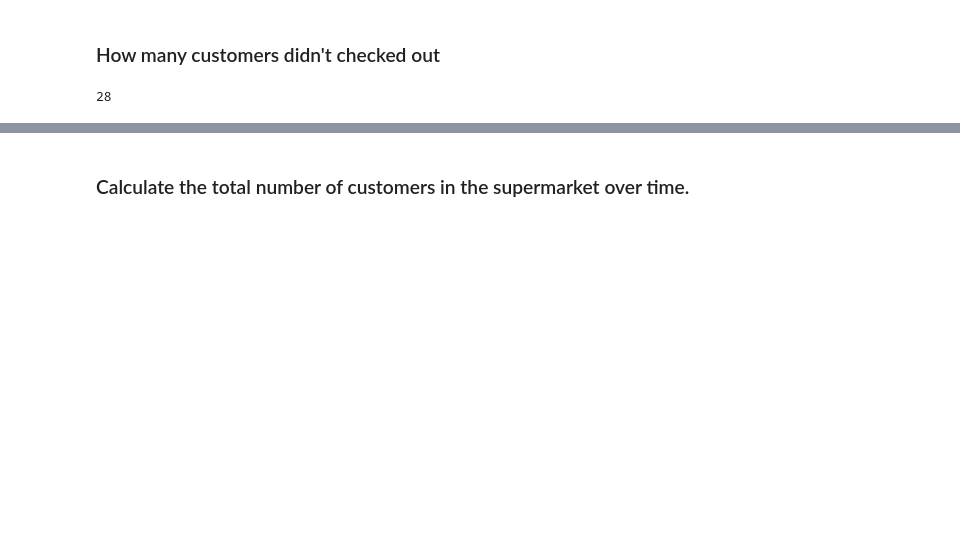
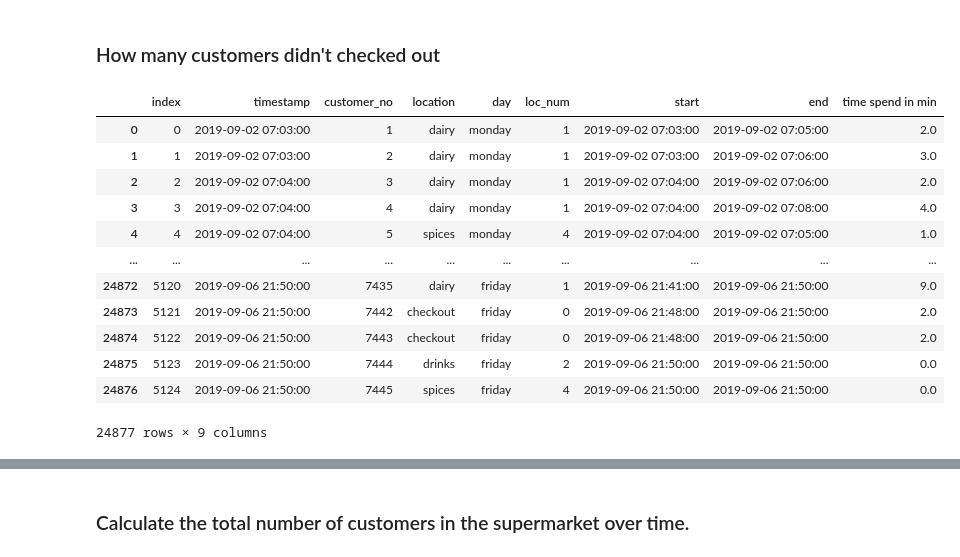
Before and after one commit to palexus/Lastrow, a Jupyter notebook: market.ipynb, the cells around one changed output, grey strips where cells are left out. Cells and saved outputs as stored; diff of their text form; code cells hidden in the pictures; blank space fills up the shorter version.

```diff
--- a/market.ipynb
+++ b/market.ipynb
@@ -138,5 +114,17 @@ print(indices)
-# %%
-week["customer_no"].max() - week["location"].value_counts()["checkout"]
-# %% [output]
-28
+# %%
+week
+# %% [output]
+|  | index | timestamp | customer_no | location | day | loc_num | start | end | time spend in min |
+| 0 | 0 | 2019-09-02 07:03:00 | 1 | dairy | monday | 1 | 2019-09-02 07:03:00 | 2019-09-02 07:05:00 | 2.0 |
+| 1 | 1 | 2019-09-02 07:03:00 | 2 | dairy | monday | 1 | 2019-09-02 07:03:00 | 2019-09-02 07:06:00 | 3.0 |
+| 2 | 2 | 2019-09-02 07:04:00 | 3 | dairy | monday | 1 | 2019-09-02 07:04:00 | 2019-09-02 07:06:00 | 2.0 |
+| 3 | 3 | 2019-09-02 07:04:00 | 4 | dairy | monday | 1 | 2019-09-02 07:04:00 | 2019-09-02 07:08:00 | 4.0 |
+| 4 | 4 | 2019-09-02 07:04:00 | 5 | spices | monday | 4 | 2019-09-02 07:04:00 | 2019-09-02 07:05:00 | 1.0 |
+| ... | ... | ... | ... | ... | ... | ... | ... | ... | ... |
+| 24872 | 5120 | 2019-09-06 21:50:00 | 7435 | dairy | friday | 1 | 2019-09-06 21:41:00 | 2019-09-06 21:50:00 | 9.0 |
+| 24873 | 5121 | 2019-09-06 21:50:00 | 7442 | checkout | friday | 0 | 2019-09-06 21:48:00 | 2019-09-06 21:50:00 | 2.0 |
+| 24874 | 5122 | 2019-09-06 21:50:00 | 7443 | checkout | friday | 0 | 2019-09-06 21:48:00 | 2019-09-06 21:50:00 | 2.0 |
+| 24875 | 5123 | 2019-09-06 21:50:00 | 7444 | drinks | friday | 2 | 2019-09-06 21:50:00 | 2019-09-06 21:50:00 | 0.0 |
+| 24876 | 5124 | 2019-09-06 21:50:00 | 7445 | spices | friday | 4 | 2019-09-06 21:50:00 | 2019-09-06 21:50:00 | 0.0 |
+24877 rows × 9 columns
 # %%
```
Also changed, not shown: parts of 19 cells of this notebook.
